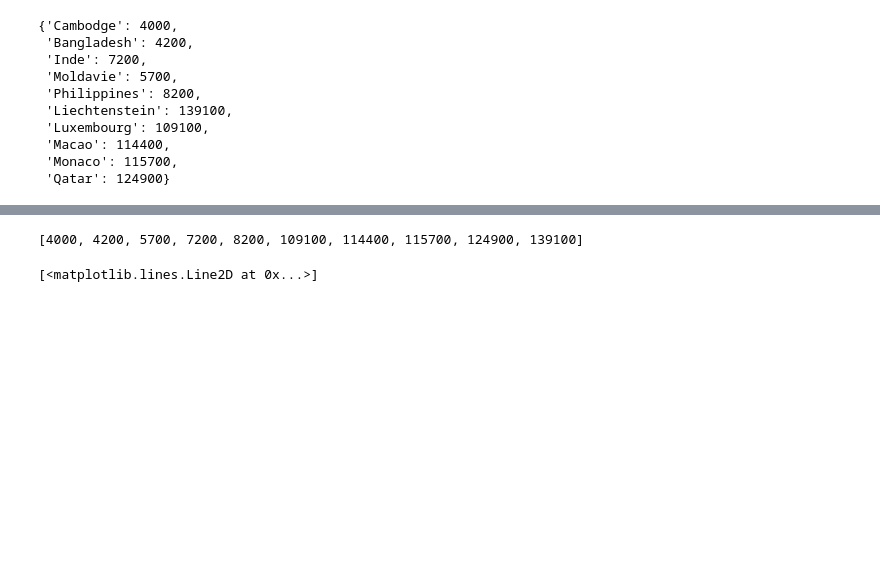
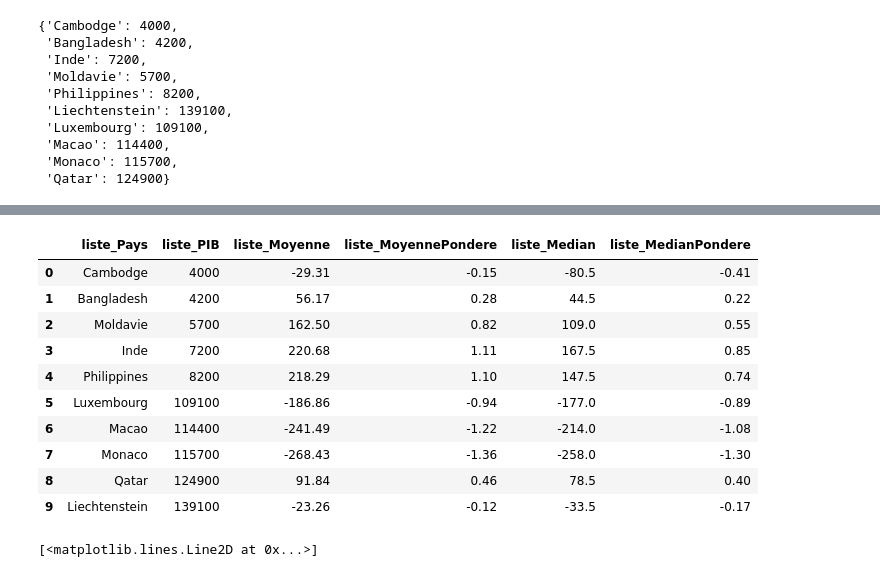
Before and after one commit to bebeyoul/Plane_ticket_price, a Jupyter notebook: Visu.ipynb, the cells around one changed output, grey strips where cells are left out. Drawn from its saved outputs; the diff is of its cells as text; code cells hidden in the pictures; blank space fills up the shorter version.

```diff
--- a/Visu.ipynb
+++ b/Visu.ipynb
@@ -248,7 +237,7 @@ liste_MoyennePondere=[]
 liste_Median=[]
 liste_MedianPondere=[]
 
-lise_Pays=[]
+liste_Pays=[]
 liste_PIB=[]
 
 
@@ -257,9 +246,28 @@ for k in dico_PIB.keys():
     liste_MoyennePondere.append(dico_VPN_ecartMoyenne_pondere[k])
     liste_Median.append(dico_VPN_ecartMedianne[k])
     liste_MedianPondere.append(dico_VPN_ecartMedianne_pondere[k])
-    lise_Pays.append(k)
+    liste_Pays.append(k)
     liste_PIB.append(dico_PIB[k])
-
-liste_PIB
-# %% [output]
-[4000, 4200, 5700, 7200, 8200, 109100, 114400, 115700, 124900, 139100]
+# %%
+dico_test={"liste_Pays":liste_Pays,
+"liste_PIB":liste_PIB,
+"liste_Moyenne":liste_Moyenne,
+"liste_MoyennePondere":liste_MoyennePondere,
+"liste_Median":liste_Median,
+"liste_MedianPondere":liste_MedianPondere
+}
+
+df_test=pd.DataFrame(dico_test)
+df_test
+# %% [output]
+|  | liste_Pays | liste_PIB | liste_Moyenne | liste_MoyennePondere | liste_Median | liste_MedianPondere |
+| 0 | Cambodge | 4000 | -29.31 | -0.15 | -80.5 | -0.41 |
+| 1 | Bangladesh | 4200 | 56.17 | 0.28 | 44.5 | 0.22 |
+| 2 | Moldavie | 5700 | 162.50 | 0.82 | 109.0 | 0.55 |
+| 3 | Inde | 7200 | 220.68 | 1.11 | 167.5 | 0.85 |
+| 4 | Philippines | 8200 | 218.29 | 1.10 | 147.5 | 0.74 |
+| 5 | Luxembourg | 109100 | -186.86 | -0.94 | -177.0 | -0.89 |
+| 6 | Macao | 114400 | -241.49 | -1.22 | -214.0 | -1.08 |
+| 7 | Monaco | 115700 | -268.43 | -1.36 | -258.0 | -1.30 |
+| 8 | Qatar | 124900 | 91.84 | 0.46 | 78.5 | 0.40 |
+| 9 | Liechtenstein | 139100 | -23.26 | -0.12 | -33.5 | -0.17 |
```
Also changed, not shown: parts of 3 cells of this notebook.
